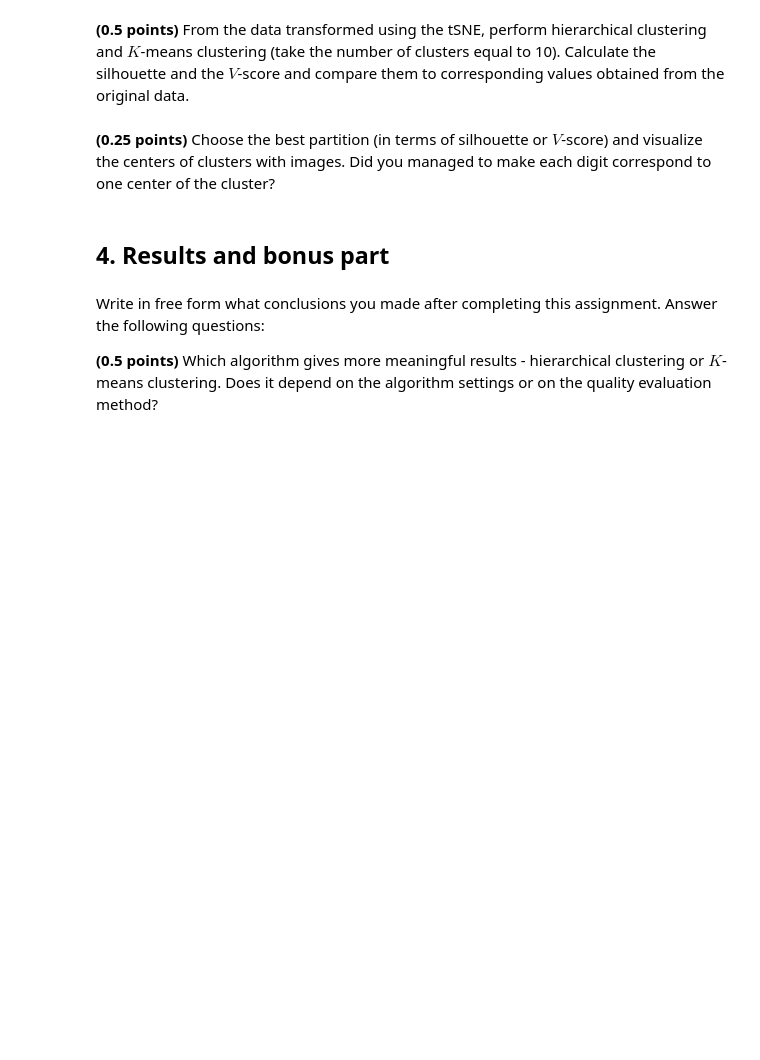
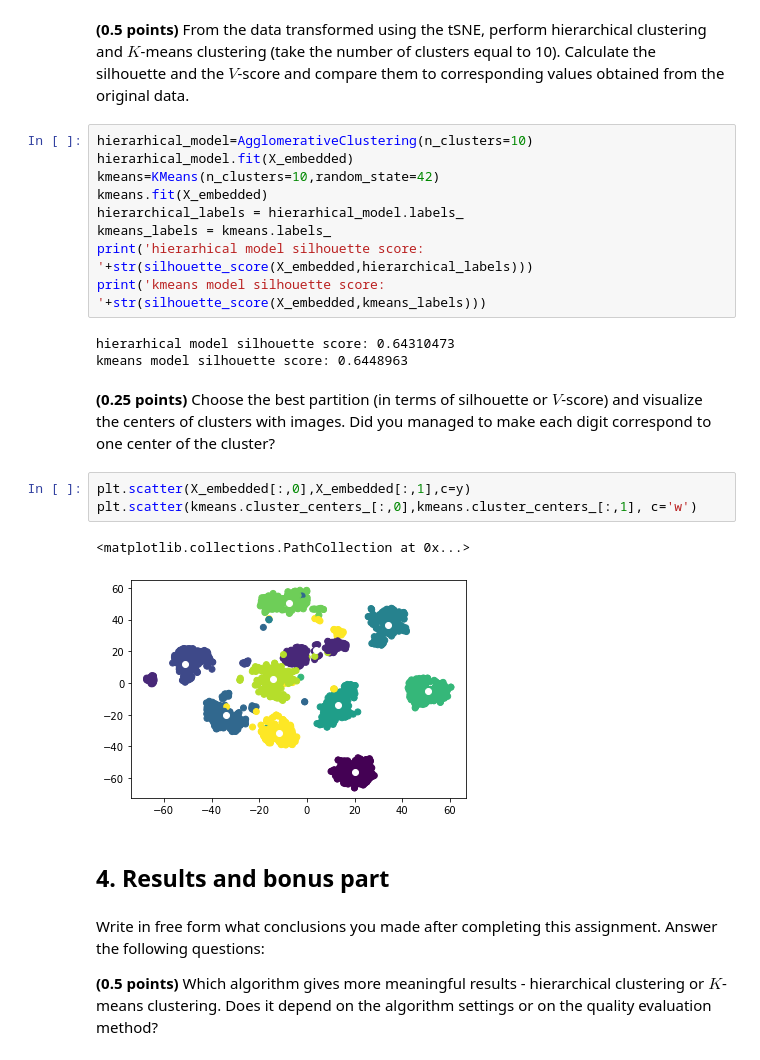
Before and after one commit to mamont79/08-CLUST, a Jupyter notebook: 08-clustering.ipynb, the cells around one changed output. Saved outputs shown, nothing was run; the diff lists cells and outputs as text; blank space fills up the shorter version.

```diff
--- a/08-clustering.ipynb
+++ b/08-clustering.ipynb
@@ -431,7 +433,25 @@ plt.scatter([x[0] for x in data], [x[1] for x in data], c=y)
 # %% [markdown]
 **(0.5 points)** From the data transformed using the tSNE, perform hierarchical clustering and $K$-means clustering (take the number of clusters equal to 10). Calculate the silhouette and the $V$-score and compare them to corresponding values obtained from the original data.
+# %%
+hierarhical_model=AgglomerativeClustering(n_clusters=10)
+hierarhical_model.fit(X_embedded)
+kmeans=KMeans(n_clusters=10,random_state=42)
+kmeans.fit(X_embedded)
+hierarchical_labels = hierarhical_model.labels_
+kmeans_labels = kmeans.labels_
+print('hierarhical model silhouette score: '+str(silhouette_score(X_embedded,hierarchical_labels)))
+print('kmeans model silhouette score: '+str(silhouette_score(X_embedded,kmeans_labels)))
+# %% [output]
+hierarhical model silhouette score: 0.64310473
+kmeans model silhouette score: 0.6448963
 # %% [markdown]
 **(0.25 points)** Choose the best partition (in terms of silhouette or $V$-score) and visualize the centers of clusters with images. Did you managed to make each digit correspond to one center of the cluster?
+# %%
+plt.scatter(X_embedded[:,0],X_embedded[:,1],c=y)
+plt.scatter(kmeans.cluster_centers_[:,0],kmeans.cluster_centers_[:,1], c='w')
+# %% [output]
+<matplotlib.collections.PathCollection at 0x...>
+[figure, added]
 # %% [markdown]
 ## 4. Results and bonus part
 # %% [markdown]
```
Also changed, not shown: parts of 3 cells of this notebook.
